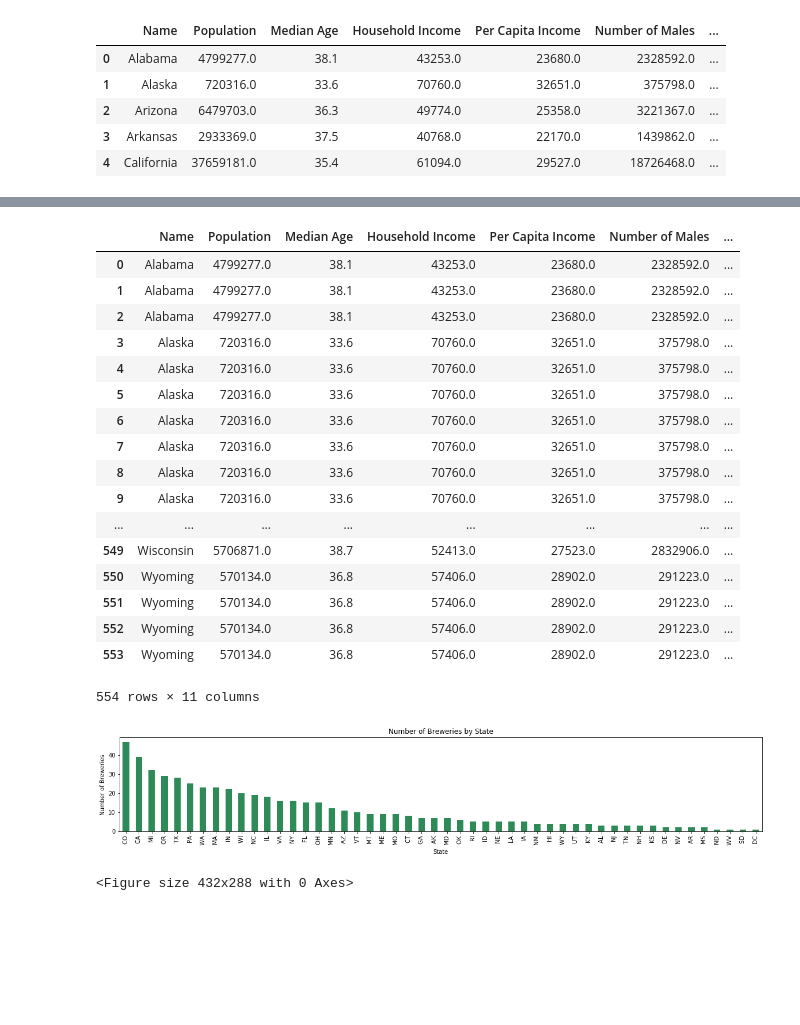
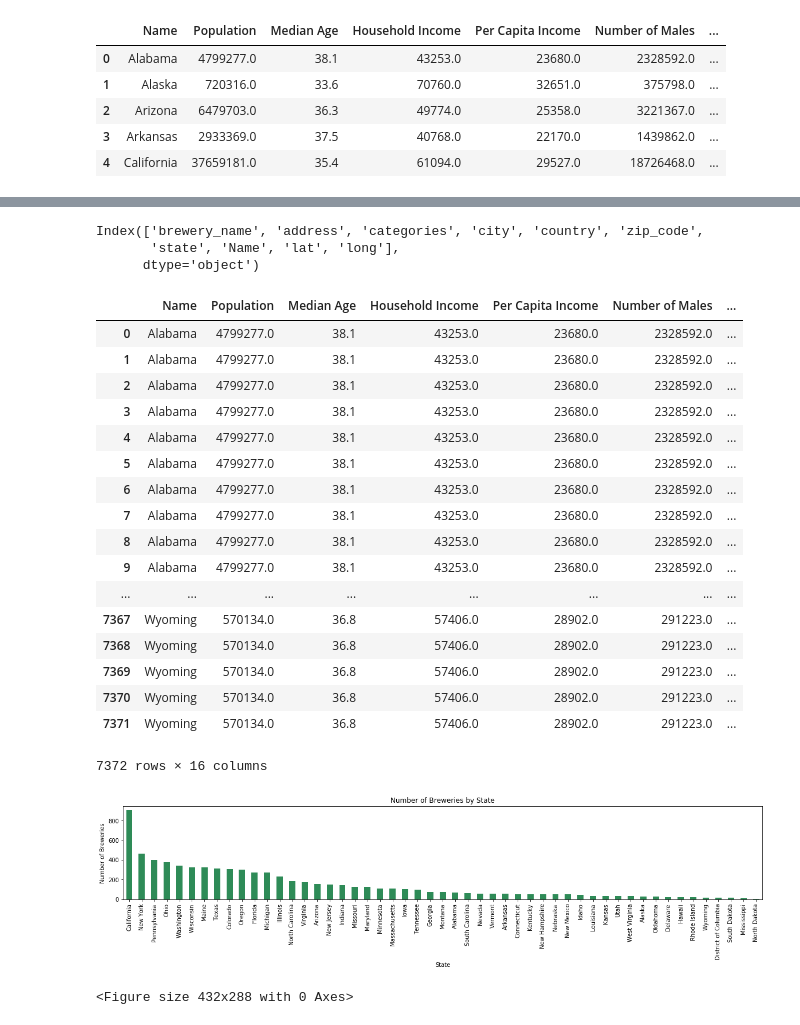
Before and after one commit to alhm528/project1, a Jupyter notebook: Census/State_join.ipynb, the cells around one changed output, grey strips where cells are left out. Cells and saved outputs as stored; diff of their text form; code cells hidden in the pictures; blank space fills up the shorter version.

Commit message:
State update

```diff
--- a/Census/State_join.ipynb
+++ b/Census/State_join.ipynb
@@ -6,7 +7,7 @@ import pandas as pd
 # %%
 # Store filepath in a variable
 file_one = "census_data.csv"
-file_two = "breweries.csv"
+file_two = "large_brewery_file.csv"
 # %%
 # Read our Data file with the pandas library
 # Not every CSV requires an encoding, but be aware this can come up
@@ -36,3 +37,9 @@ file_two_df.head()
+# %%
+print(file_two_df.columns)
+# %% [output]
+Index(['brewery_name', 'address', 'categories', 'city', 'country', 'zip_code',
+       'state', 'Name', 'lat', 'long'],
+      dtype='object')
 # %%
 # Merge two dataframes using an inner join
 merge_table = pd.merge(file_one_df, file_two_df, on="Name")
@@ -43,38 +50,38 @@ merge_table
 | 0 | Alabama | 4799277.0 | 38.1 | 43253.0 | 23680.0 | 2328592.0 | ... |
 | 1 | Alabama | 4799277.0 | 38.1 | 43253.0 | 23680.0 | 2328592.0 | ... |
 | 2 | Alabama | 4799277.0 | 38.1 | 43253.0 | 23680.0 | 2328592.0 | ... |
-| 3 | Alaska | 720316.0 | 33.6 | 70760.0 | 32651.0 | 375798.0 | ... |
-| 4 | Alaska | 720316.0 | 33.6 | 70760.0 | 32651.0 | 375798.0 | ... |
-| 5 | Alaska | 720316.0 | 33.6 | 70760.0 | 32651.0 | 375798.0 | ... |
-| 6 | Alaska | 720316.0 | 33.6 | 70760.0 | 32651.0 | 375798.0 | ... |
-| 7 | Alaska | 720316.0 | 33.6 | 70760.0 | 32651.0 | 375798.0 | ... |
-| 8 | Alaska | 720316.0 | 33.6 | 70760.0 | 32651.0 | 375798.0 | ... |
-| 9 | Alaska | 720316.0 | 33.6 | 70760.0 | 32651.0 | 375798.0 | ... |
+| 3 | Alabama | 4799277.0 | 38.1 | 43253.0 | 23680.0 | 2328592.0 | ... |
+| 4 | Alabama | 4799277.0 | 38.1 | 43253.0 | 23680.0 | 2328592.0 | ... |
+| 5 | Alabama | 4799277.0 | 38.1 | 43253.0 | 23680.0 | 2328592.0 | ... |
+| 6 | Alabama | 4799277.0 | 38.1 | 43253.0 | 23680.0 | 2328592.0 | ... |
+| 7 | Alabama | 4799277.0 | 38.1 | 43253.0 | 23680.0 | 2328592.0 | ... |
+| 8 | Alabama | 4799277.0 | 38.1 | 43253.0 | 23680.0 | 2328592.0 | ... |
+| 9 | Alabama | 4799277.0 | 38.1 | 43253.0 | 23680.0 | 2328592.0 | ... |
 | ... | ... | ... | ... | ... | ... | ... | ... |
-| 549 | Wisconsin | 5706871.0 | 38.7 | 52413.0 | 27523.0 | 2832906.0 | ... |
-| 550 | Wyoming | 570134.0 | 36.8 | 57406.0 | 28902.0 | 291223.0 | ... |
-| 551 | Wyoming | 570134.0 | 36.8 | 57406.0 | 28902.0 | 291223.0 | ... |
-| 552 | Wyoming | 570134.0 | 36.8 | 57406.0 | 28902.0 | 291223.0 | ... |
-| 553 | Wyoming | 570134.0 | 36.8 | 57406.0 | 28902.0 | 291223.0 | ... |
+| 7367 | Wyoming | 570134.0 | 36.8 | 57406.0 | 28902.0 | 291223.0 | ... |
+| 7368 | Wyoming | 570134.0 | 36.8 | 57406.0 | 28902.0 | 291223.0 | ... |
+| 7369 | Wyoming | 570134.0 | 36.8 | 57406.0 | 28902.0 | 291223.0 | ... |
+| 7370 | Wyoming | 570134.0 | 36.8 | 57406.0 | 28902.0 | 291223.0 | ... |
+| 7371 | Wyoming | 570134.0 | 36.8 | 57406.0 | 28902.0 | 291223.0 | ... |
-554 rows × 11 columns
+7372 rows × 16 columns
 # %%
 states = merge_table["Name"]
-number_breweries = merge_table["State"].value_counts()
+number_breweries = merge_table["Name"].value_counts()
 
 # Configure plot and ticks
 plt.figure(figsize=(20,3))
 number_breweries.plot(kind="bar", facecolor="seagreen")
 
 # Set textual properties
 plt.title("Number of Breweries by State")
 plt.ylabel("Number of Breweries")
 plt.xlabel("State")
 
 # Show plot
 plt.show()
 plt.tight_layout()
 # %% [output]
-[figure, old version]
+[figure, new version]
 <Figure size 432x288 with 0 Axes>
 # %%
 num_brew = number_breweries
```
Also changed, not shown: parts of 8 cells of this notebook, 4 other files.
